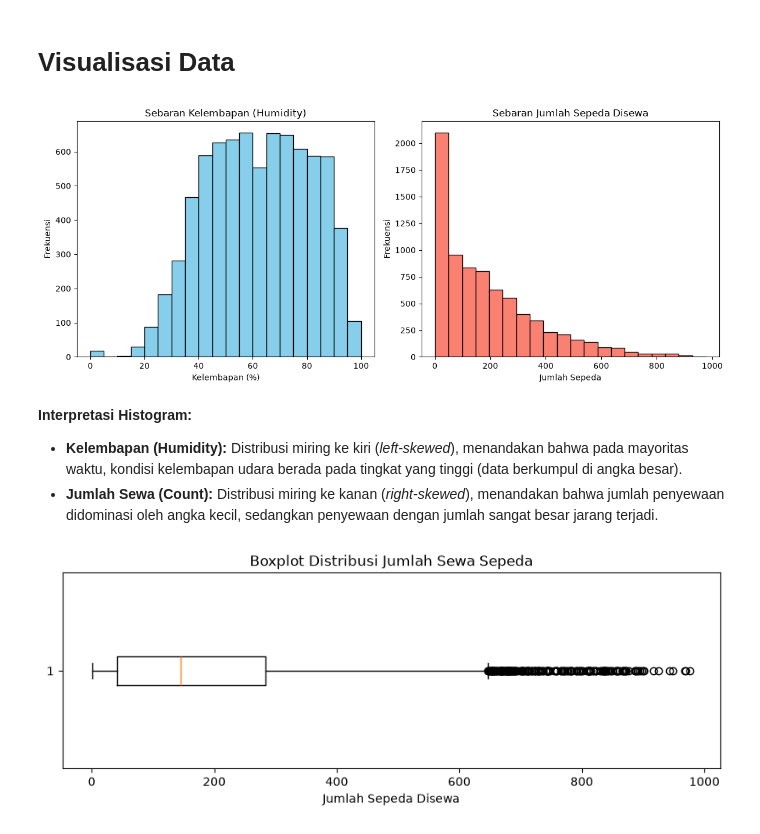
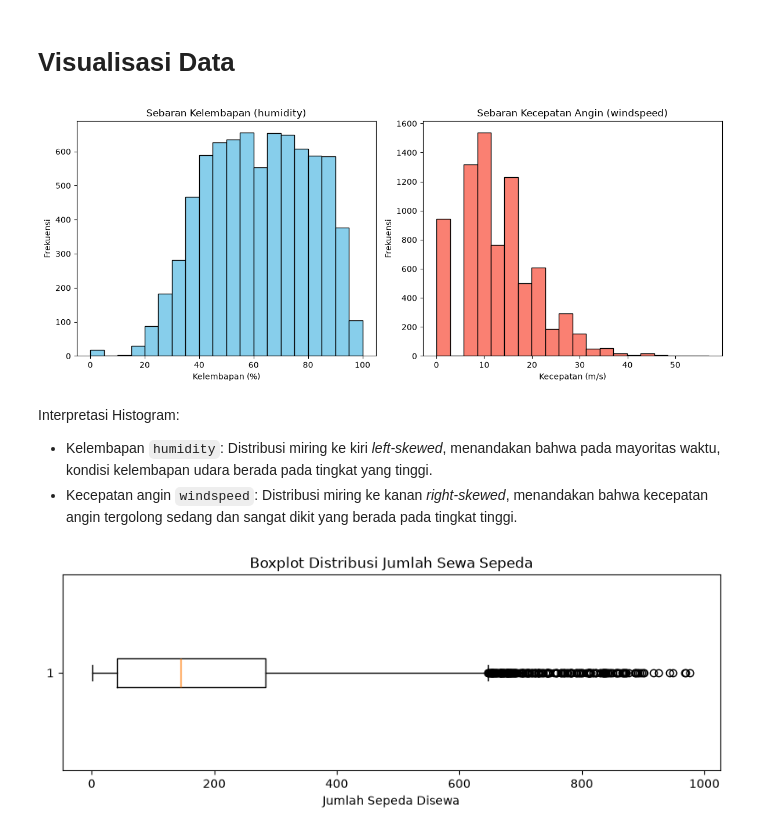
Before and after one commit to putragame45/proyek1-eda-kelompok-2, a Jupyter notebook: Kelompok_2.ipynb, the cells around one changed output. Cells and saved outputs as stored; diff of their text form; code cells hidden in the pictures.

```diff
--- a/Kelompok_2.ipynb
+++ b/Kelompok_2.ipynb
@@ -251,29 +260,26 @@ Berdasarkan tabel di atas, kategori yang paling sering muncul adalah musim 3 (Gu
 # %%
 import matplotlib.pyplot as plt
 
 plt.figure(figsize=(12, 5))
 
-# Histogram pertama untuk kolom 'humidity' (Kelembapan)
 plt.subplot(1, 2, 1)
 plt.hist(df["humidity"], bins=20, color='skyblue', edgecolor='black')
-plt.title("Sebaran Kelembapan (Humidity)")
+plt.title("Sebaran Kelembapan (humidity)")
 plt.xlabel("Kelembapan (%)")
 plt.ylabel("Frekuensi")
 
-# Histogram kedua untuk kolom 'count' (Jumlah Sewa)
 plt.subplot(1, 2, 2)
-plt.hist(df["count"], bins=20, color='salmon', edgecolor='black')
-plt.title("Sebaran Jumlah Sepeda Disewa")
-plt.xlabel("Jumlah Sepeda")
+plt.hist(df["windspeed"], bins=20, color='salmon', edgecolor='black')
+plt.title("Sebaran Kecepatan Angin (windspeed)")
+plt.xlabel("Kecepatan (m/s)")
 plt.ylabel("Frekuensi")
-
 plt.tight_layout()
 plt.show()
 # %% [output]
-[figure, old version]
+[figure, new version]
 # %% [markdown]
-**Interpretasi Histogram:**
-* **Kelembapan (Humidity):** Distribusi miring ke kiri (*left-skewed*), menandakan bahwa pada mayoritas waktu, kondisi kelembapan udara berada pada tingkat yang tinggi (data berkumpul di angka besar).
-* **Jumlah Sewa (Count):** Distribusi miring ke kanan (*right-skewed*), menandakan bahwa jumlah penyewaan didominasi oleh angka kecil, sedangkan penyewaan dengan jumlah sangat besar jarang terjadi.
+Interpretasi Histogram:
+- Kelembapan `humidity`: Distribusi miring ke kiri *left-skewed*, menandakan bahwa pada mayoritas waktu, kondisi kelembapan udara berada pada tingkat yang tinggi.
+- Kecepatan angin `windspeed`: Distribusi miring ke kanan *right-skewed*, menandakan bahwa kecepatan angin tergolong sedang dan sangat dikit yang berada pada tingkat tinggi.
 # %%
 plt.figure(figsize=(10, 3))
```
Also changed, not shown: parts of 7 cells of this notebook.
